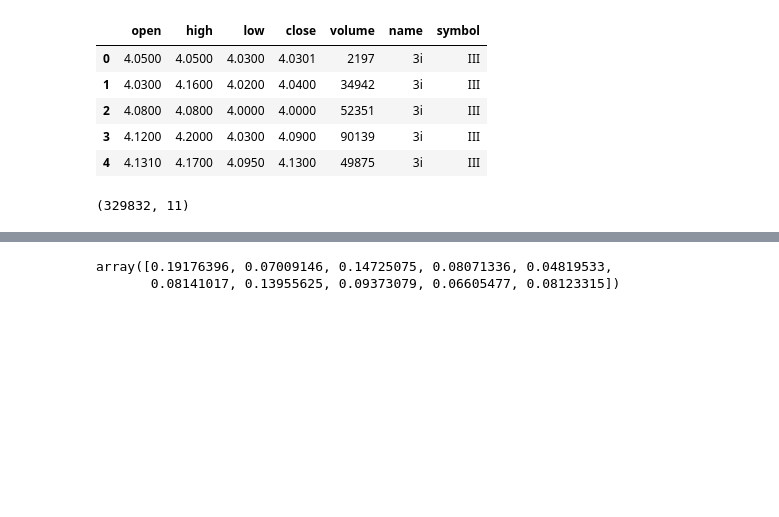
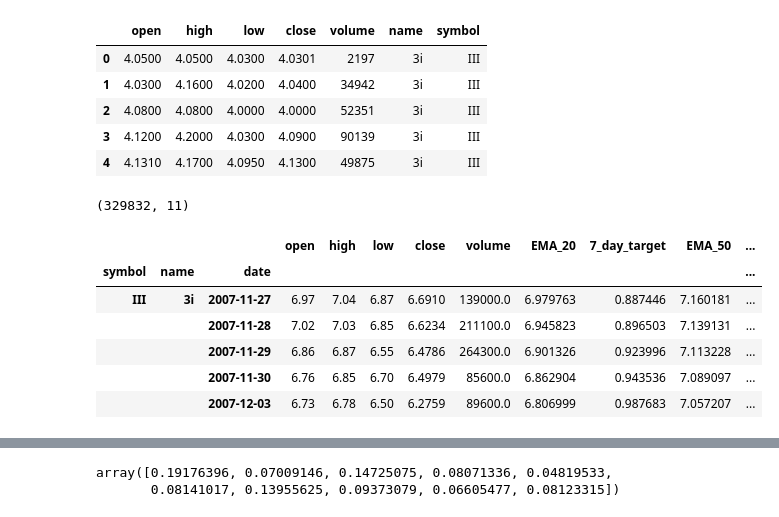
Before and after one commit to Jonny2650/Trading, a Jupyter notebook: Model.ipynb, the cells around one changed output, grey strips where cells are left out. Saved outputs shown, nothing was run; the diff lists cells and outputs as text; code cells hidden in the pictures; blank space fills up the shorter version.

```diff
--- a/Model.ipynb
+++ b/Model.ipynb
@@ -107,28 +107,36 @@ df1.shape
 # %%
     # Calculated columns
     #prices['EMA_20'] = prices.groupby(level=1).apply(lambda x: ta.EMA(x.close.values, 20))  # 20 day exponential moving average
+    prices  = prices.copy().loc[(prices.loc[:,'open':'volume'] != 0 ).all(axis=1)] # Don't touch this (:
+    #prices  = prices.copy().loc[(prices.loc[:,volume'] != 0 ).all(axis=1)] # Don't touch this (:
 
     price_close = prices.groupby(level=['symbol']).close
-
 
     prices['EMA_20'] = price_close.apply(lambda x: ta.EMA(x,20))   # 20 day exponential moving average
     prices['EMA_50'] = price_close.apply(lambda x: ta.EMA(x, 50))  # 50 day exponential moving average
     prices['EMA_200'] = price_close.apply(lambda x: ta.EMA(x, 200))  # 200 day exponential moving average
     prices['EMA_ratio'] = prices['EMA_200']/prices['EMA_50'] # Ratio of moving average
     prices['RSI'] = price_close.apply(lambda x: ta.RSI(x, 14))  # 14 day relative strength index
     #prices['CCI'] = prices.apply(lambda x: ta.CCI(high=x.high.va, low=x.low.values, close=x.close.values, timeperiod=20))  # 20 day commodity channel index
     prices['Momentum'] = price_close.apply(lambda x: ta.MOM(x, 10))  # 10 day rolling momentum
     #prices['Stoch_fastk'], prices['Stoch_fastd'] = prices.groupby(level=1).apply(lambda x: ta.STOCHF(high=x.high.values, low=x.low.values, close=x.close.values, fastk_period=14, fastd_period=3))  # Stochastic fast indicator
     #prices['OBV'] = price_close.apply(lambda x: ta.OBV(np.asarray(x['close']), x['volume']))  # On Balance Volume
     #prices['bbandupper'], prices['bbandmiddle'], prices['bbandlower'] =  prices.groupby(level=1).apply(lambda x: ta.BBANDS(x.close.values))
 
     prices['perc_change']=(prices['close']- prices['close'].shift(1))/prices['close'].shift(1)  # Getting the daily percentage change
     prices['5dayvol'] = prices['perc_change'].rolling(window=5, center=False).std()  # 5 day volatility
     prices['7_day_target'] = prices['close'].shift(-7) / prices['close']  # target of X days
 
     clean_prices = prices.loc[(prices['EMA_200'].notnull() & prices['7_day_target'].notnull())]
     #clean_prices = clean_prices.reset_index()
-
     #forest = RandomForestRegressor()
 
     clean_prices.head()
+# %% [output]
+|  |  |  | open | high | low | close | volume | EMA_20 | 7_day_target | EMA_50 | ... |
+| symbol | name | date |  |  |  |  |  |  |  |  | ... |
+| III | 3i | 2007-11-27 | 6.97 | 7.04 | 6.87 | 6.6910 | 139000.0 | 6.979763 | 0.887446 | 7.160181 | ... |
+|  |  | 2007-11-28 | 7.02 | 7.03 | 6.85 | 6.6234 | 211100.0 | 6.945823 | 0.896503 | 7.139131 | ... |
+|  |  | 2007-11-29 | 6.86 | 6.87 | 6.55 | 6.4786 | 264300.0 | 6.901326 | 0.923996 | 7.113228 | ... |
+|  |  | 2007-11-30 | 6.76 | 6.85 | 6.70 | 6.4979 | 85600.0 | 6.862904 | 0.943536 | 7.089097 | ... |
+|  |  | 2007-12-03 | 6.73 | 6.78 | 6.50 | 6.2759 | 89600.0 | 6.806999 | 0.987683 | 7.057207 | ... |
```
Also changed, not shown: parts of 6 cells of this notebook.
